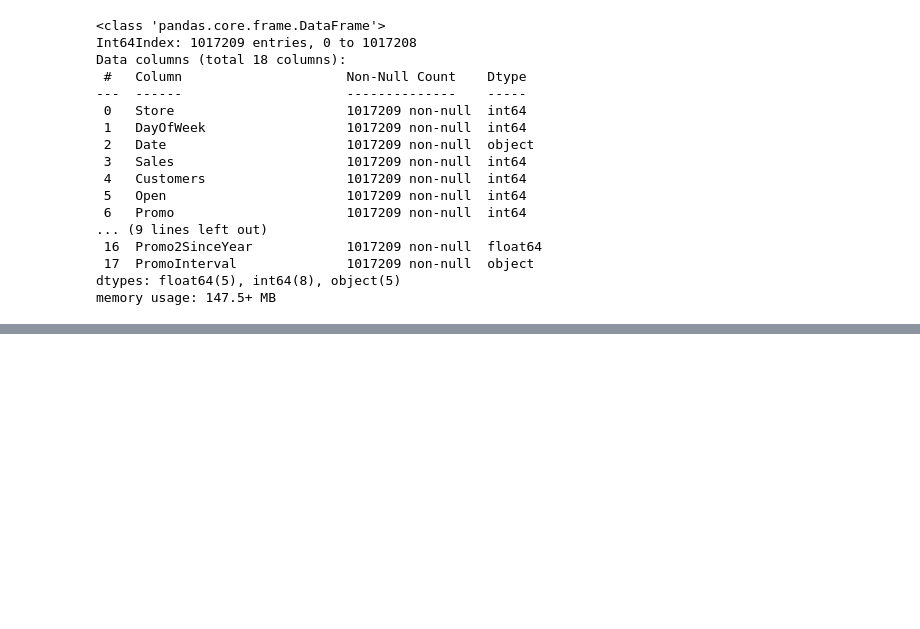
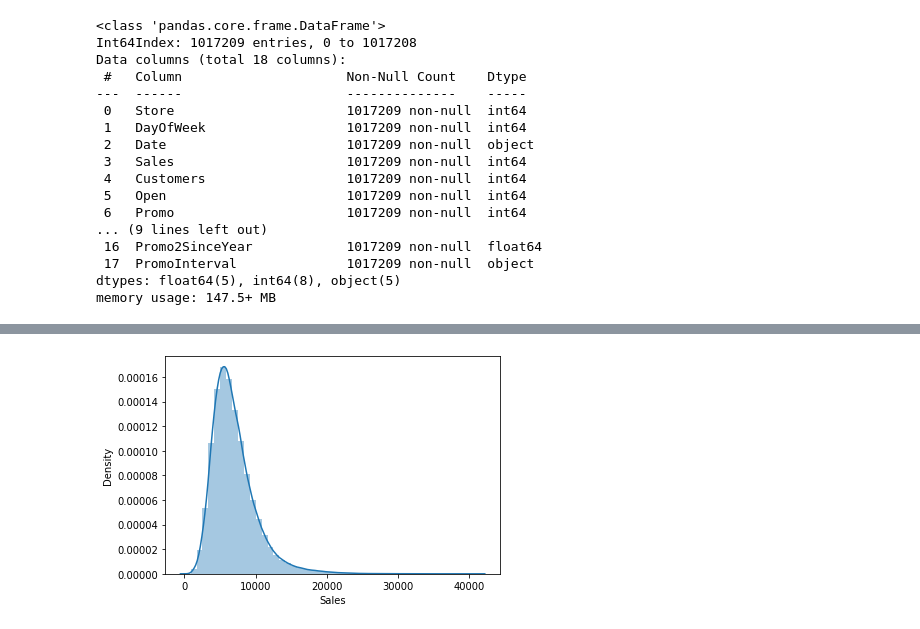
Before and after one commit to saumyadash9/Saumya-Dash-Rossmann-Sales-Prediction---Capstone-Project.ipynb, a Jupyter notebook: Saumya_Dash_Rossmann_Sales_Prediction_Capstone_Project.ipynb, the cells around one changed output, grey strips where cells are left out. Saved outputs shown, nothing was run; the diff lists cells and outputs as text; code cells hidden in the pictures; blank space fills up the shorter version.

```diff
--- a/Saumya_Dash_Rossmann_Sales_Prediction_Capstone_Project.ipynb
+++ b/Saumya_Dash_Rossmann_Sales_Prediction_Capstone_Project.ipynb
@@ -342,0 +451,5 @@ AttributeError: ignored
+# %%
+sns.distplot(new_dataset['Sales'])
+plt.show()
+# %% [output]
+[figure, added]
```
Also changed, not shown: parts of 75 cells of this notebook.
